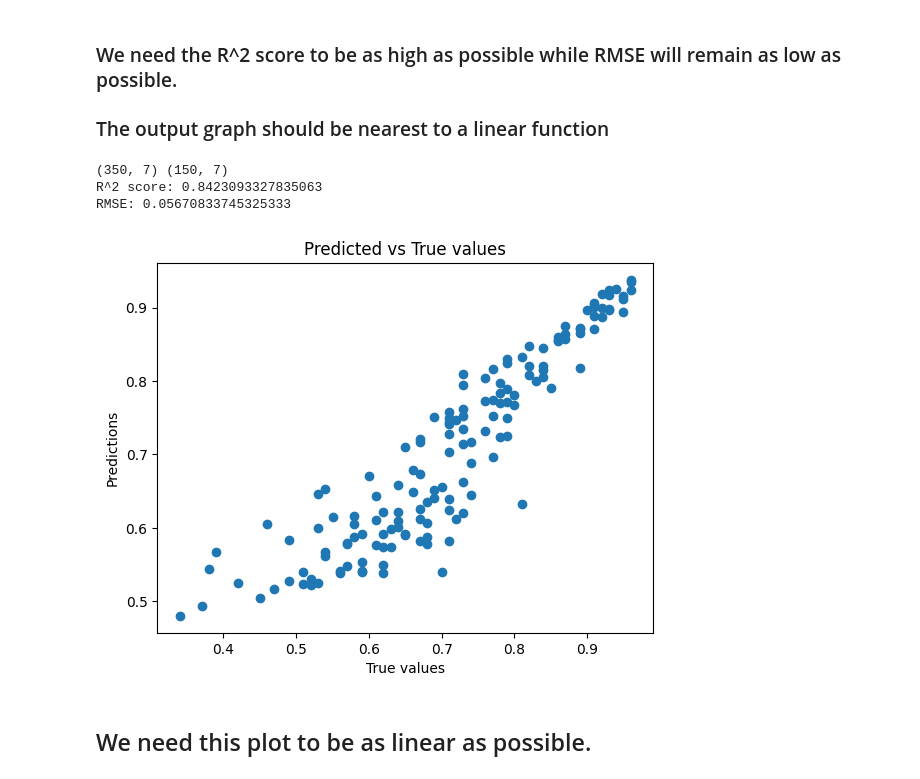
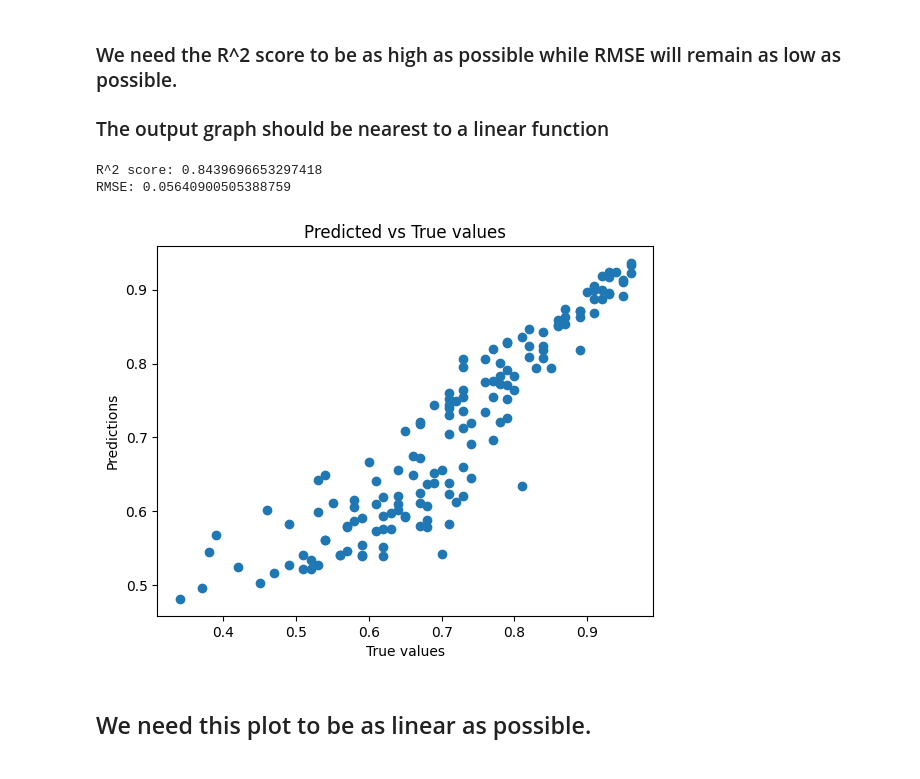
Before and after one commit to variden3301/Neural-Networks-With-Pytorch, a Jupyter notebook: Homework/21070001048.ipynb, the cells around one changed output. Drawn from its saved outputs; the diff is of its cells as text; code cells hidden in the pictures.

```diff
--- a/Homework/21070001048.ipynb
+++ b/Homework/21070001048.ipynb
@@ -214,12 +255,14 @@ shuffle=False, random_state=1)
 scaler = StandardScaler()
 x_train = scaler.fit_transform(x_train) # We fit the scaler only on the training set
 x_valid = scaler.transform(x_valid) # We use the resulting fit on the validation set (always!)
-print(x_train.shape, x_valid.shape)
+#print(x_train.shape, x_valid.shape)
 
 # Define the two-layer neural network model
 
+# I got help from github colab to write the code better.
+
 class TwoLayerNN:
-    def __init__(self, input_size, hidden_size, output_size, learning_rate=0.01, momentum=0.9, l2_reg=0.001):
+    def __init__(self, input_size, hidden_size, output_size, learning_rate=0.01, momentum=0.9, l2_reg=0.001 , batch_size=32):
         self.input_size = input_size
         self.hidden_size = hidden_size
         self.output_size = output_size
@@ -253,7 +296,17 @@ class TwoLayerNN:
         self.a2 = self.sigmoid(self.z2)
         return self.a2
 
+    def update_weights_with_momentum(self, dW1, dW2, db1, db2):
+  # Update weights and biases with momentum
+        self.v_W2 = self.momentum * self.v_W2 - self.learning_rate * dW2
+        self.W2 += self.v_W2
+        self.v_b2 = self.momentum * self.v_b2 - self.learning_rate * db2
+        self.b2 += self.v_b2
 
+        self.v_W1 = self.momentum * self.v_W1 - self.learning_rate * dW1
+        self.W1 += self.v_W1
+        self.v_b1 = self.momentum * self.v_b1 - self.learning_rate * db1
+        self.b1 += self.v_b1
 
     def backward(self, X, y, output):
         # Backward pass
@@ -266,56 +319,63 @@ class TwoLayerNN:
         dW1 = np.dot(X.T, delta1) + self.l2_reg * self.W1
         db1 = np.sum(delta1, axis=0, keepdims=True)
 
-        # Update weights and biases with momentum
-        self.v_W2 = self.momentum * self.v_W2 - self.learning_rate * dW2
-        self.W2 += self.v_W2
-        self.v_b2 = self.momentum * self.v_b2 - self.learning_rate * db2
-        self.b2 += self.v_b2
+        return dW1, dW2, db1, db2
 
-        self.v_W1 = self.momentum * self.v_W1 - self.learning_rate * dW1
-        self.W1 += self.v_W1
-        self.v_b1 = self.momentum * self.v_b1 - self.learning_rate * db1
-        self.b1 += self.v_b1
+    def train(self, X, y, epochs=1000, batch_size=32):
+            num_samples = X.shape[0]
+            num_batches = num_samples // batch_size
 
-    def train(self, X, y, epochs=1000):
-        for i in range(epochs):
-            # Forward propagation
-            output = self.forward(X)
+            for i in range(epochs):
+                # Shuffle the data
+                indices = np.random.permutation(num_samples)
+                X_shuffled = X[indices]
+                y_shuffled = y[indices]
 
-            # Backpropagation
-            self.backward(X, y, output)
+                for j in range(num_batches):
+                    # Get the mini-batch
+                    start_idx = j * batch_size
+                    end_idx = (j + 1) * batch_size
+                    X_batch = X_shuffled[start_idx:end_idx]
+                    y_batch = y_shuffled[start_idx:end_idx]
+
+                    # Forward propagation
+                    output = self.forward(X_batch)
+
+                    # Backpropagation
+                    dW1, dW2, db1, db2 = self.backward(X_batch, y_batch, output)
+
+                    self.update_weights_with_momentum(dW1, dW2, db1, db2)
 
     def predict(self, X):
         # Predict output for new data
         return self.forward(X)
 
 
 
 model = TwoLayerNN(input_size=7, hidden_size=5, output_size=1, learning_rate=0.001, momentum=0.03, l2_reg=0.001)
 model.train(x_train, y_train, epochs=100000)
 
 # Predict the validation set
 y_pred = model.predict(x_valid)
 
 # Calculate the R^2 score
 r2 = r2_score(y_valid, y_pred)
 print('R^2 score:', r2)
 
 # Calculate the RMSE
 rmse = root_mean_squared_error(y_valid, y_pred)
 print('RMSE:', rmse)
 
 # Plot the predicted vs true values
 plt.scatter(y_valid, y_pred)
 plt.xlabel('True values')
 plt.ylabel('Predictions')
 plt.title('Predicted vs True values')
 plt.show()
 # %% [output]
-(350, 7) (150, 7)
-R^2 score: 0.8423093327835063
-RMSE: 0.05670833745325333
+R^2 score: 0.8439696653297418
+RMSE: 0.05640900505388759
-[figure, old version]
+[figure, new version]
 # %% [markdown]
 ## We need this plot to be as linear as possible.
 # %% [markdown]
```
Also changed, not shown: parts of 5 cells of this notebook.
